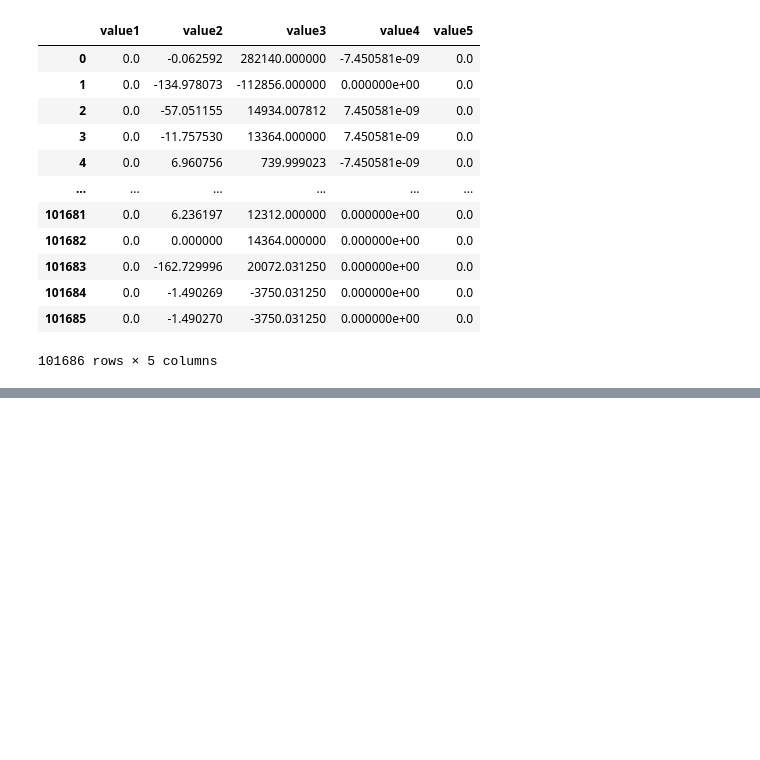
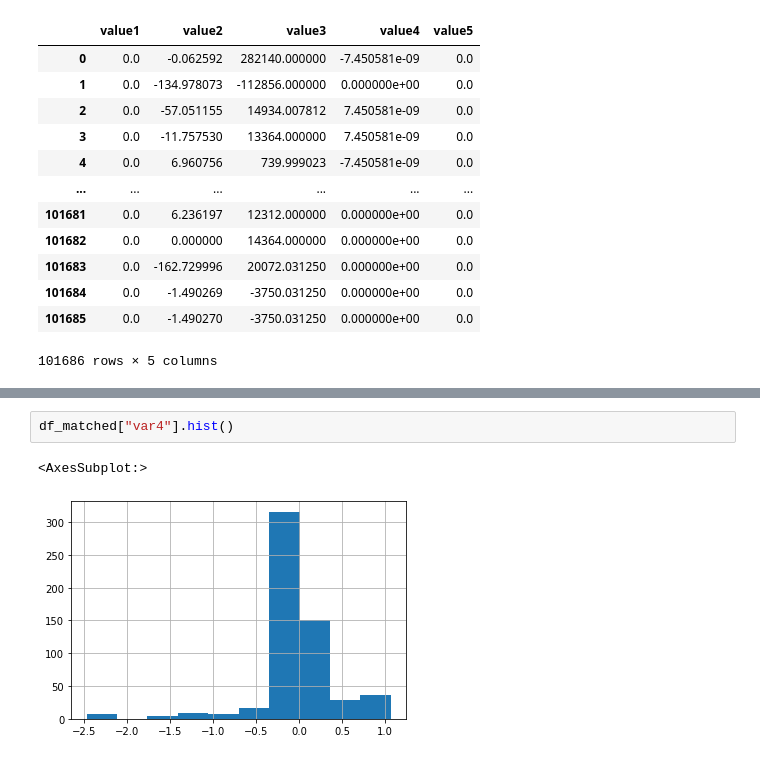
Before and after one commit to cxh1996108/DailyScripts, a Jupyter notebook: exchange_pairs.ipynb, the cells around one changed output, grey strips where cells are left out. Cells and saved outputs as stored; diff of their text form; blank space fills up the shorter version.

```diff
--- a/exchange_pairs.ipynb
+++ b/exchange_pairs.ipynb
@@ -688,0 +923,5 @@ df_result.to_csv("NY2020;Beta_2=-1;ExcludeVar1Var3;1230.csv")
+# %%
+df_matched["var4"].hist()
+# %% [output]
+<AxesSubplot:>
+[figure, added]
```
Also changed, not shown: parts of 26 cells of this notebook.
